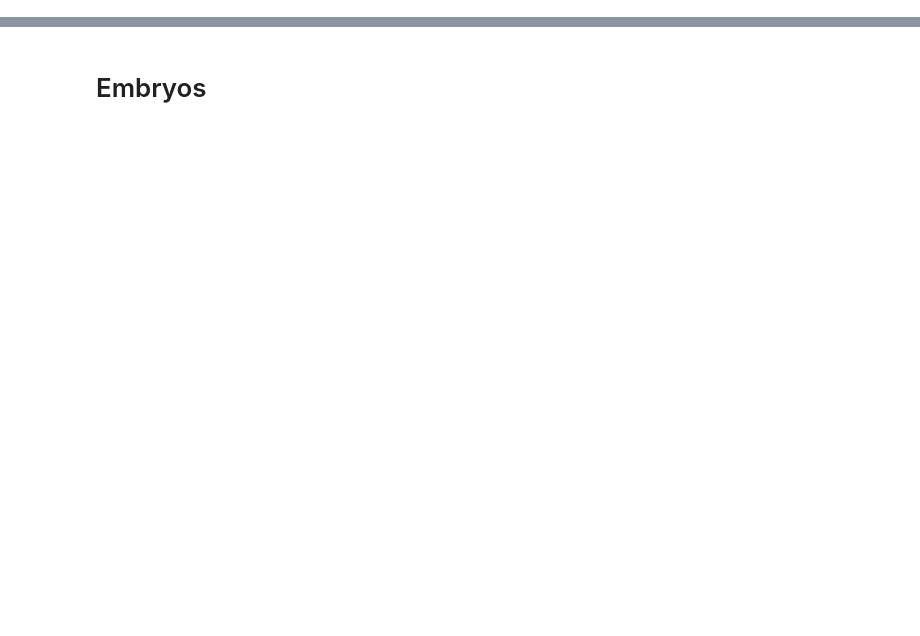
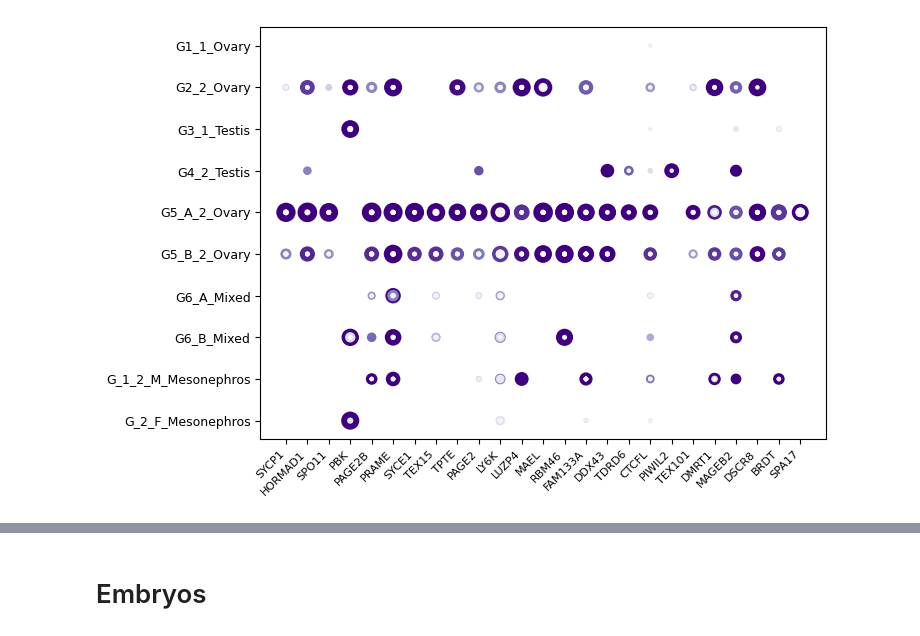
Before and after one commit to ascott-10/cta-onco-fetal, a Jupyter notebook: python_common_scripts/testing123.ipynb, the cells around one changed output, grey strips where cells are left out. Drawn from its saved outputs; the diff is of its cells as text; code cells hidden in the pictures; blank space fills up the shorter version.

Commit message:
updated dotplot cta scripts

```diff
--- a/python_common_scripts/testing123.ipynb
+++ b/python_common_scripts/testing123.ipynb
@@ -16,0 +57,99 @@ os.chdir("/data/scottaa/cta_onco_fetal")
+# %%
+# Cluster samples - optional but useful
+from scipy.cluster.hierarchy import linkage, leaves_list
+from matplotlib.colors import PowerNorm
+
+df = pd.read_csv(os.path.join("all_results/tables/cta_genes/fetal_gonad_cta_gene_expression.csv"))
+
+sample_gene_df = (
+    df.groupby(["sample_id", "gene", "predicted_cell_type"])
+    .apply(lambda x: pd.Series({
+        "n_cells": x["n_cells"].sum(),
+        "n_positive_cells": x["n_positive_cells"].sum(),
+        "frac_positive_cells": x["n_positive_cells"].sum() / x["n_cells"].sum(),
+        "mean_expression": (x["mean_expression"] * x["n_cells"]).sum() / x["n_cells"].sum()
+    }))
+    .reset_index()
+)
+
+top_n = 25
+
+gene_order = (
+    sample_gene_df.groupby("gene")["mean_expression"]
+    .max()
+    .sort_values(ascending=False)
+    .index
+)
+
+gene_order_top = gene_order[:top_n]
+
+dotplot_df = sample_gene_df.copy()
+dotplot_df = dotplot_df[dotplot_df["gene"].isin(gene_order_top)]
+
+# remove non-expressing entries (critical)
+dotplot_df = dotplot_df[dotplot_df["n_positive_cells"] > 0].copy()
+
+dotplot_df["gene"] = pd.Categorical(
+    dotplot_df["gene"],
+    categories=gene_order_top,
+    ordered=True
+)
+
+cluster_input_df = (
+    dotplot_df.groupby(["predicted_cell_type", "gene"])
+    .apply(lambda x: pd.Series({
+        "mean_expression": (x["mean_expression"] * x["n_cells"]).sum() / x["n_cells"].sum()
+    }))
+    .reset_index()
+)
+
+# Cluster for matrix - mean expression
+cluster_df = (
+    cluster_input_df
+    .pivot(index="predicted_cell_type", columns="gene", values="mean_expression")
+    .fillna(0)
+)
+
+X = cluster_df.values
+Z = linkage(X, method="average", metric="correlation")
+cell_order = cluster_df.index[leaves_list(Z)]
+
+dotplot_df["predicted_cell_type"] = pd.Categorical(
+    dotplot_df["predicted_cell_type"],
+    categories=cell_order,
+    ordered=True
+)
+sample_order = list(df.sample_id.unique())
+min_width = 6
+min_height = 4
+max_width = 20
+max_height = 12
+
+fig_width = min(max(len(gene_order_top) * 0.3, min_width), max_width)
+fig_height = min(max(len(sample_order) * 0.5, min_height), max_height)
+
+plt.figure(figsize=(fig_width, fig_height))
+sns.scatterplot(
+    data=dotplot_df,
+    x="gene",
+    y="sample_id",
+    size="frac_positive_cells",
+    hue="mean_expression",
+    sizes=(10, 200),
+    palette="Purples",
+    marker="o",
+    linewidth=0,
+    edgecolor=None,
+    hue_norm=(dotplot_df["mean_expression"].min(), dotplot_df["mean_expression"].quantile(0.95))
+)
+
+plt.xticks(rotation=45, ha="right", fontsize=8)
+plt.yticks(fontsize=9)
+
+plt.xlabel("")
+plt.ylabel("")
+plt.legend([], [], frameon=False)
+
+plt.tight_layout()
+# %% [output]
+[figure, added]
```
Also changed, not shown: parts of 42 cells of this notebook, 26 other files.
